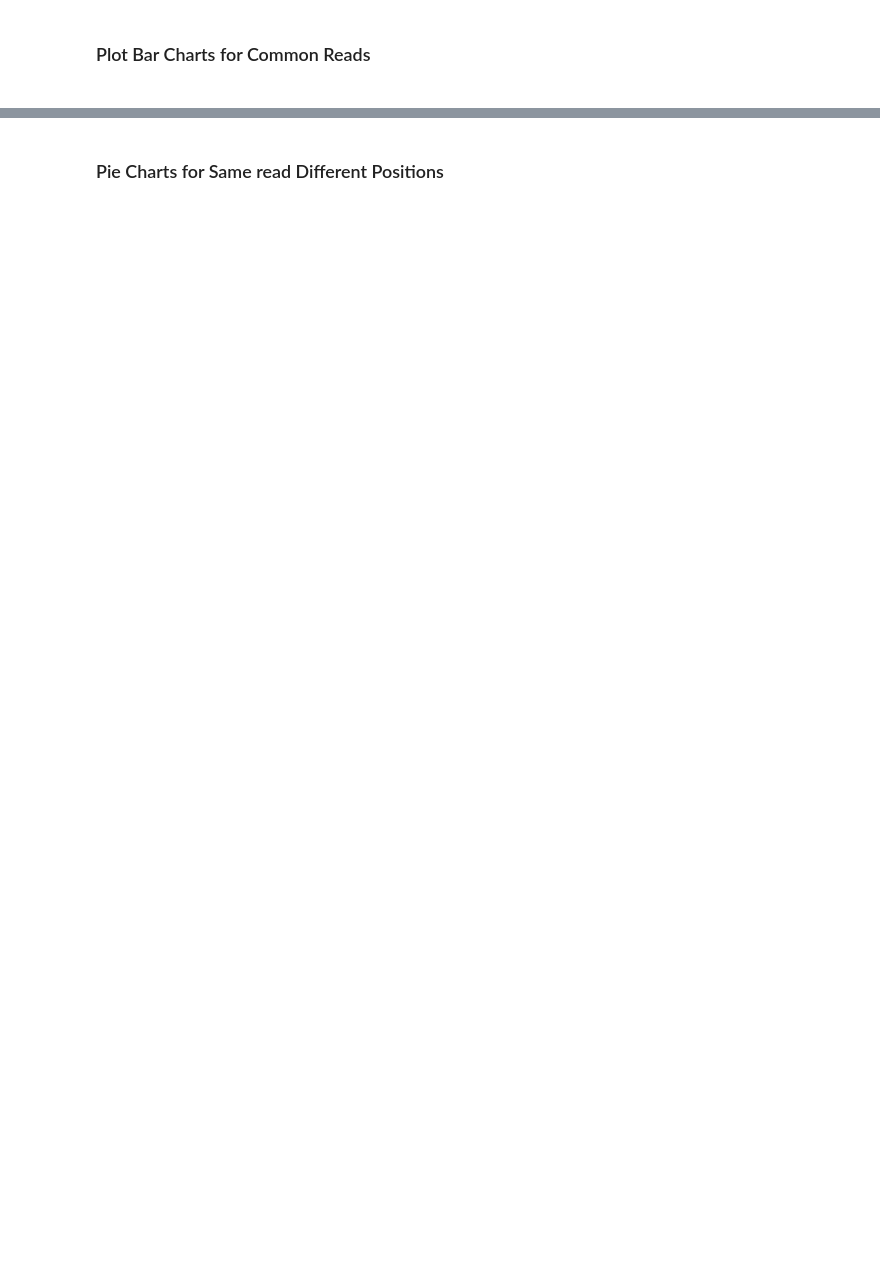
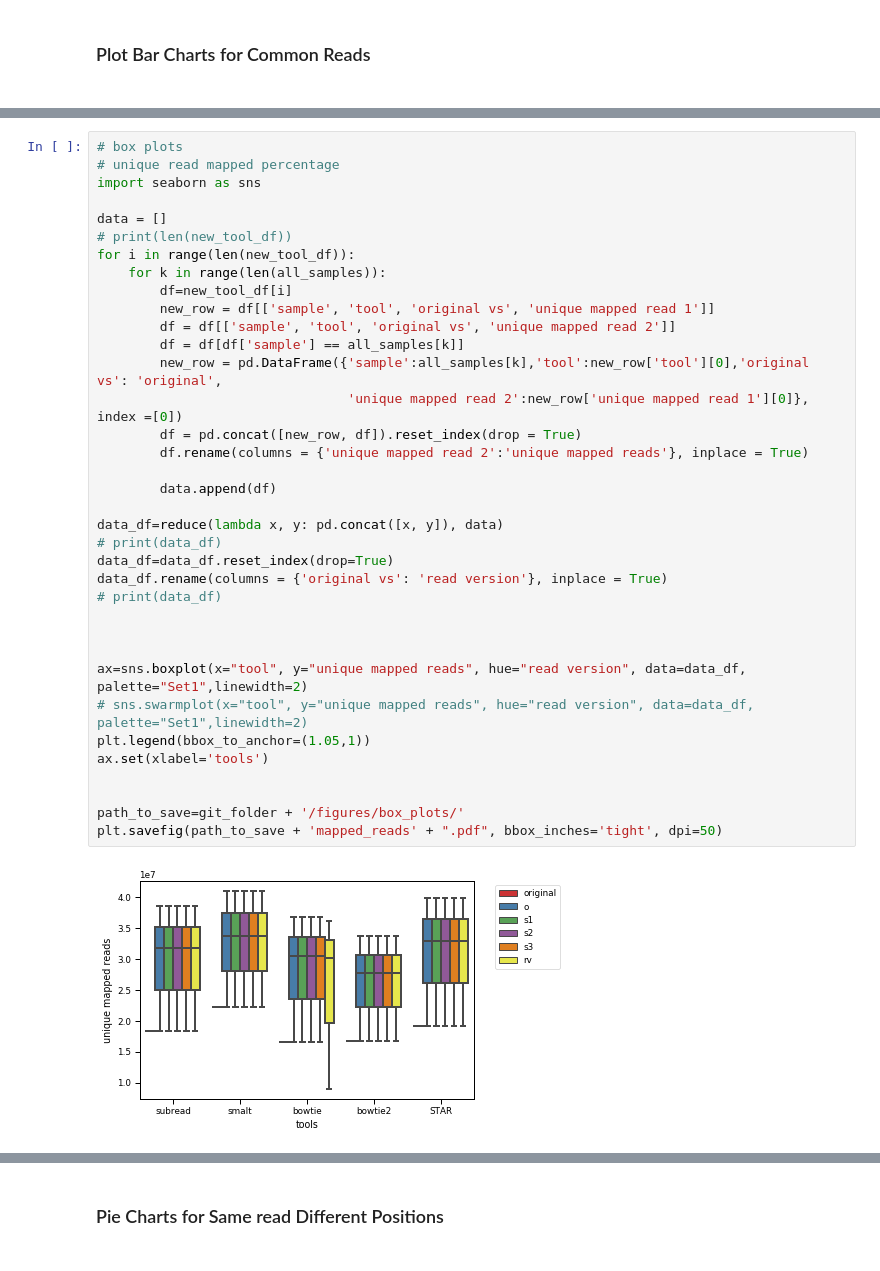
Before and after one commit to Pelin89/read.aligment.review, a Jupyter notebook: notebooks/tools_results.ipynb, the cells around one changed output, grey strips where cells are left out. Saved outputs shown, nothing was run; the diff lists cells and outputs as text; blank space fills up the shorter version.

```diff
--- a/notebooks/tools_results.ipynb
+++ b/notebooks/tools_results.ipynb
@@ -193,0 +223,38 @@ for i in range(len(all_samples)):
+# %%
+# box plots
+# unique read mapped percentage
+import seaborn as sns
+
+data = []
+# print(len(new_tool_df))
+for i in range(len(new_tool_df)):
+    for k in range(len(all_samples)):
+        df=new_tool_df[i]
+        new_row = df[['sample', 'tool', 'original vs', 'unique mapped read 1']]
+        df = df[['sample', 'tool', 'original vs', 'unique mapped read 2']]
+        df = df[df['sample'] == all_samples[k]]
+        new_row = pd.DataFrame({'sample':all_samples[k],'tool':new_row['tool'][0],'original vs': 'original',
+                                'unique mapped read 2':new_row['unique mapped read 1'][0]}, index =[0])
+        df = pd.concat([new_row, df]).reset_index(drop = True)
+        df.rename(columns = {'unique mapped read 2':'unique mapped reads'}, inplace = True)
+
+        data.append(df)
+
+data_df=reduce(lambda x, y: pd.concat([x, y]), data)
+# print(data_df)
+data_df=data_df.reset_index(drop=True)
+data_df.rename(columns = {'original vs': 'read version'}, inplace = True)
+# print(data_df)
+
+
+
+ax=sns.boxplot(x="tool", y="unique mapped reads", hue="read version", data=data_df, palette="Set1",linewidth=2)
+# sns.swarmplot(x="tool", y="unique mapped reads", hue="read version", data=data_df, palette="Set1",linewidth=2)
+plt.legend(bbox_to_anchor=(1.05,1))
+ax.set(xlabel='tools')
+
+
+path_to_save=git_folder + '/figures/box_plots/'
+plt.savefig(path_to_save + 'mapped_reads' + ".pdf", bbox_inches='tight', dpi=50)
+# %% [output]
+[figure, added]
```
Also changed, not shown: parts of 14 cells of this notebook, 8 other files.
